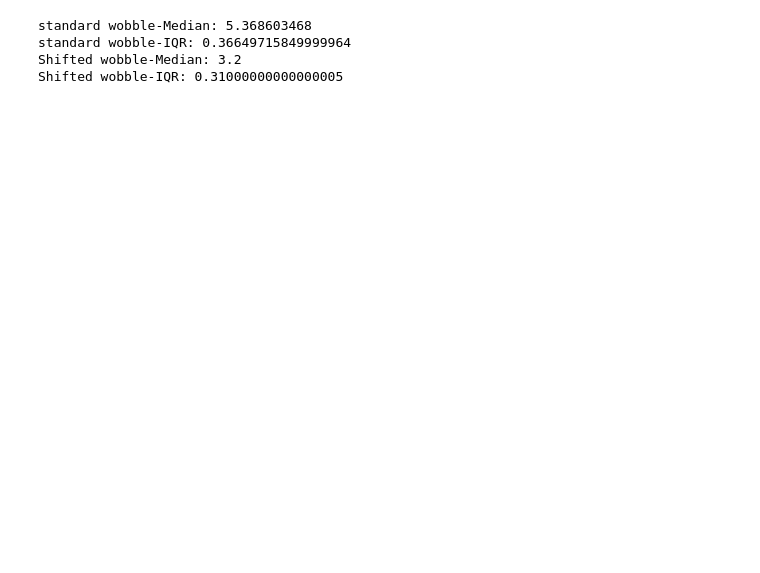
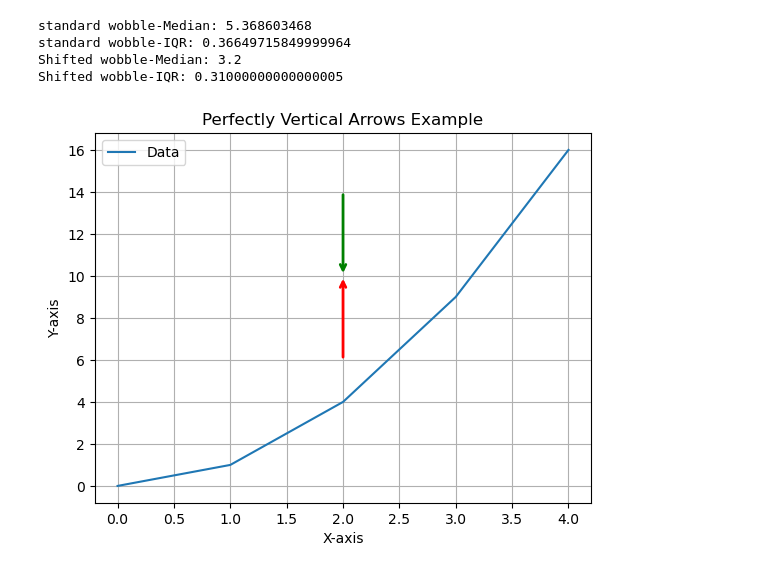
Before and after one commit to The-Bevilacqua-Lab/identifying_and_analyzing_shifted_wobble, a Jupyter notebook: scripts/plot_scripts/fig_4/fig_4.ipynb, the cells around one changed output. Drawn from its saved outputs; the diff is of its cells as text; code cells hidden in the pictures; blank space fills up the shorter version.

```diff
--- a/scripts/plot_scripts/fig_4/fig_4.ipynb
+++ b/scripts/plot_scripts/fig_4/fig_4.ipynb
@@ -187,3 +215,48 @@ standard wobble-Median: 5.368603468
 standard wobble-IQR: 0.36649715849999964
 Shifted wobble-Median: 3.2
 Shifted wobble-IQR: 0.31000000000000005
+# %%
+import matplotlib.pyplot as plt
+
+# Example data
+x = [0, 1, 2, 3, 4]
+y = [0, 1, 4, 9, 16]
+
+plt.plot(x, y, label="Data")
+
+# Add an upward vertical arrow
+plt.annotate(
+    '',                  # Text label
+    xy=(2, 10),                # Arrowhead location
+    xytext=(2, 14),            # Text location (above the arrowhead)
+    arrowprops=dict(
+        arrowstyle="->",       # Arrow style
+        color="green",         # Arrow color
+        lw=2                   # Line width
+    ),
+    ha='center',               # Center the text horizontally
+    fontsize=10                # Font size for the text
+)
+
+# Add a downward vertical arrow
+plt.annotate(
+    '',                # Text label
+    xy=(2, 10),                # Arrowhead location
+    xytext=(2, 6),             # Text location (below the arrowhead)
+    arrowprops=dict(
+        arrowstyle="->",       # Arrow style
+        color="red",           # Arrow color
+        lw=2                   # Line width
+    ),
+    ha='center',               # Center the text horizontally
+    fontsize=10                # Font size for the text
+)
+
+plt.xlabel("X-axis")
+plt.ylabel("Y-axis")
+plt.title("Perfectly Vertical Arrows Example")
+plt.legend()
+plt.grid(True)
+plt.show()
+# %% [output]
+[figure, added]
```
Also changed, not shown: parts of 1 cell of this notebook, 25 other files.
